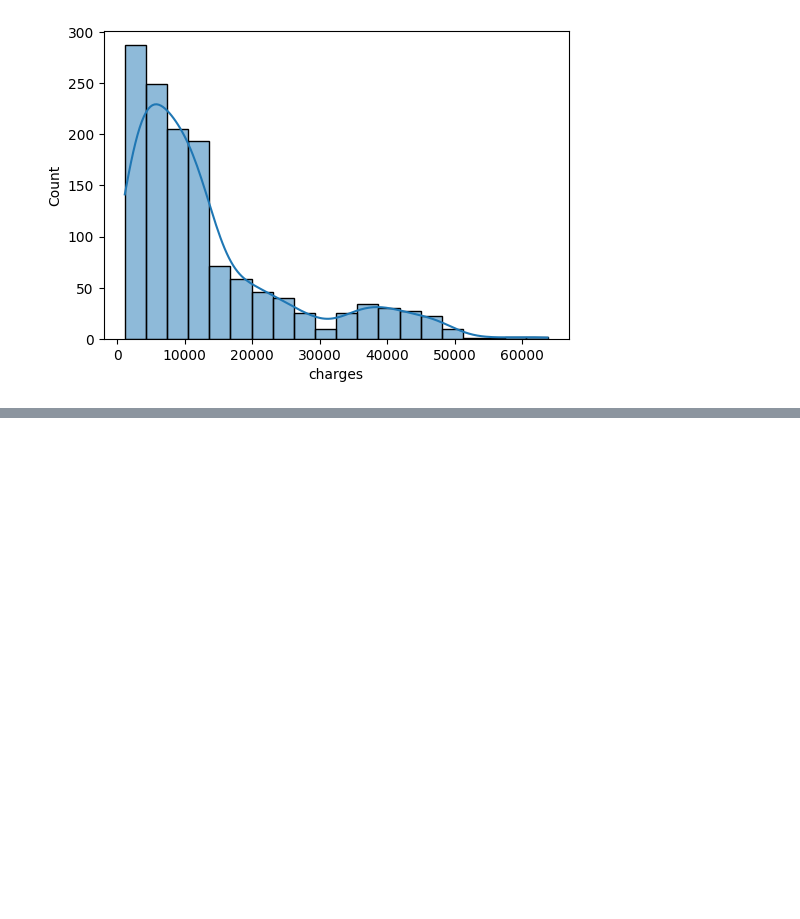
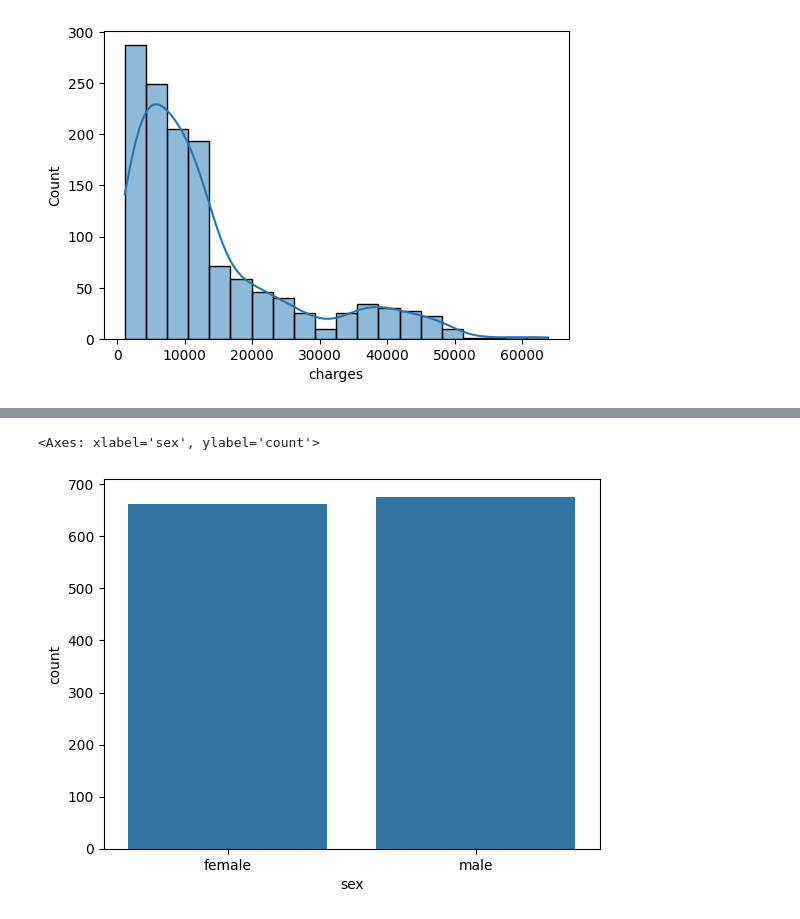
Before and after one commit to rahul-gitt/AI-ML-JOURNEY, a Jupyter notebook: scikit-learn/Insurance_Project/main.ipynb, the cells around one changed output, grey strips where cells are left out. Cells and saved outputs as stored; diff of their text form; code cells hidden in the pictures; blank space fills up the shorter version.

```diff
--- a/scikit-learn/Insurance_Project/main.ipynb
+++ b/scikit-learn/Insurance_Project/main.ipynb
@@ -86,0 +92,5 @@ for clm in numeric_clm:
+# %%
+sns.countplot(x = df['sex'])
+# %% [output]
+<Axes: xlabel='sex', ylabel='count'>
+[figure, added]
```
Also changed, not shown: parts of 3 cells of this notebook.
